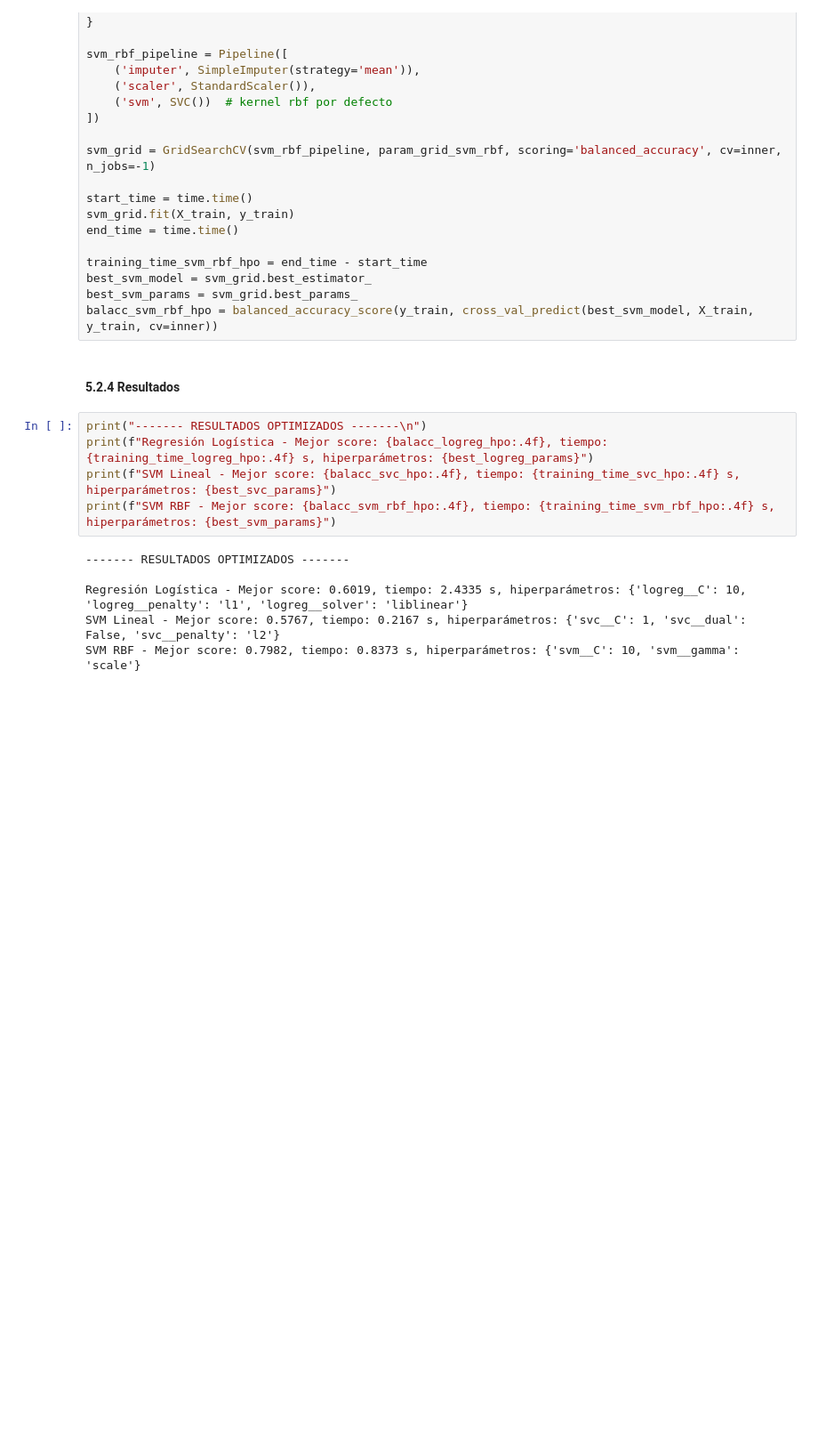
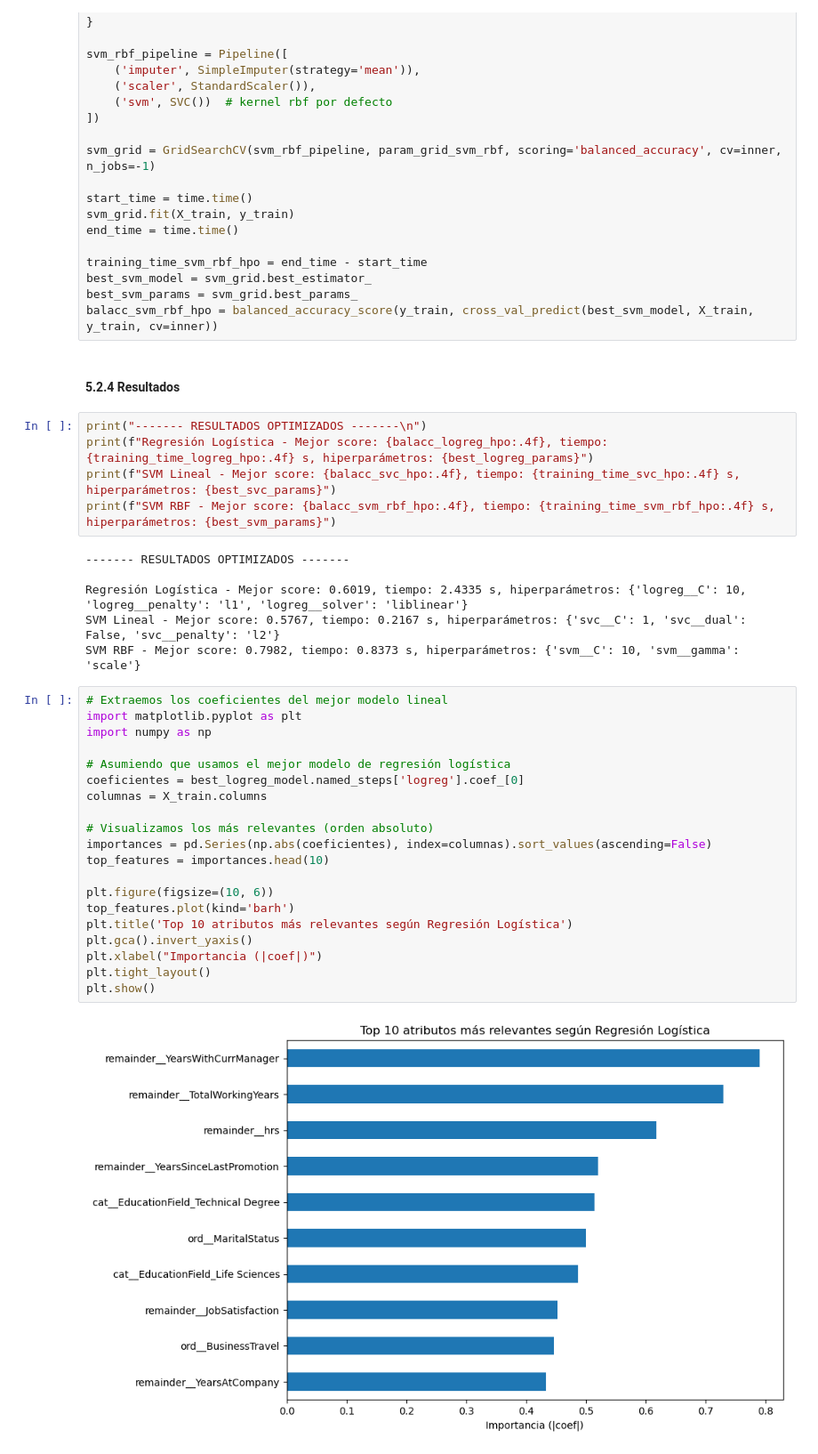
Before and after one commit to albatellouc3m/Grupo5, a Jupyter notebook: P1_AA.ipynb, the cells around one changed output. Shown at 89% size. Cells and saved outputs as stored; diff of their text form; blank space fills up the shorter version.

```diff
--- a/P1_AA.ipynb
+++ b/P1_AA.ipynb
@@ -1130,3 +1130,25 @@ print(f"SVM RBF - Mejor score: {balacc_svm_rbf_hpo:.4f}, tiempo: {training_time_
 Regresión Logística - Mejor score: 0.6019, tiempo: 2.4335 s, hiperparámetros: {'logreg__C': 10, 'logreg__penalty': 'l1', 'logreg__solver': 'liblinear'}
 SVM Lineal - Mejor score: 0.5767, tiempo: 0.2167 s, hiperparámetros: {'svc__C': 1, 'svc__dual': False, 'svc__penalty': 'l2'}
 SVM RBF - Mejor score: 0.7982, tiempo: 0.8373 s, hiperparámetros: {'svm__C': 10, 'svm__gamma': 'scale'}
+# %%
+# Extraemos los coeficientes del mejor modelo lineal
+import matplotlib.pyplot as plt
+import numpy as np
+
+# Asumiendo que usamos el mejor modelo de regresión logística
+coeficientes = best_logreg_model.named_steps['logreg'].coef_[0]
+columnas = X_train.columns
+
+# Visualizamos los más relevantes (orden absoluto)
+importances = pd.Series(np.abs(coeficientes), index=columnas).sort_values(ascending=False)
+top_features = importances.head(10)
+
+plt.figure(figsize=(10, 6))
+top_features.plot(kind='barh')
+plt.title('Top 10 atributos más relevantes según Regresión Logística')
+plt.gca().invert_yaxis()
+plt.xlabel("Importancia (|coef|)")
+plt.tight_layout()
+plt.show()
+# %% [output]
+[figure, added]
```
